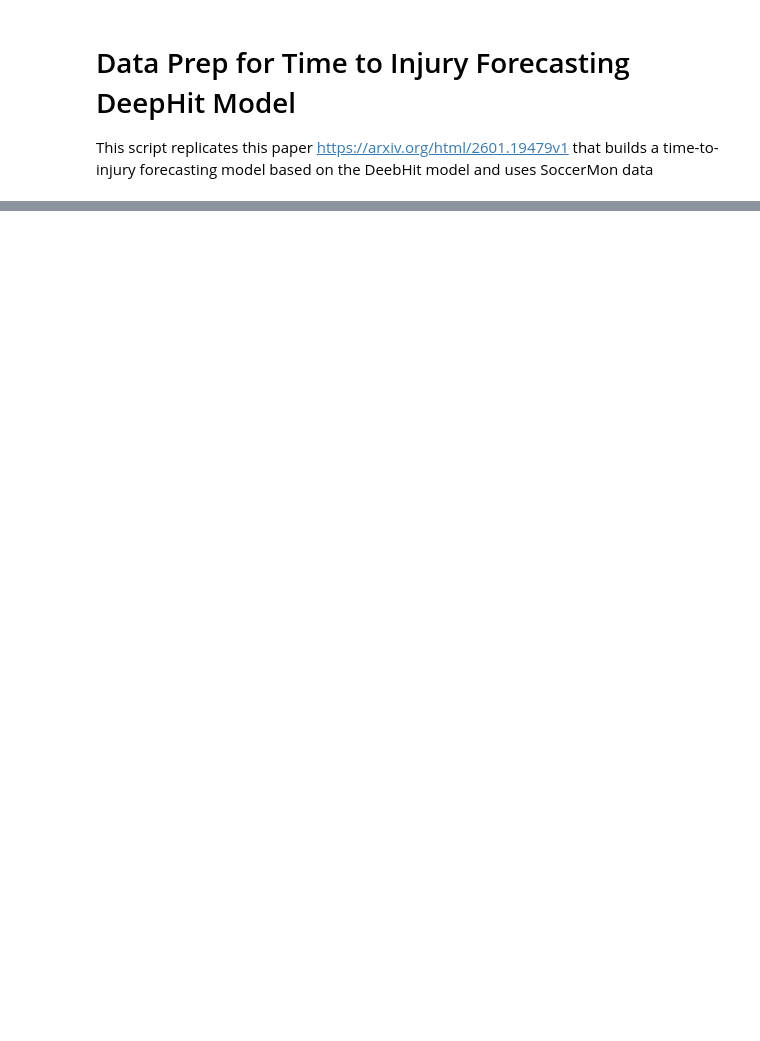
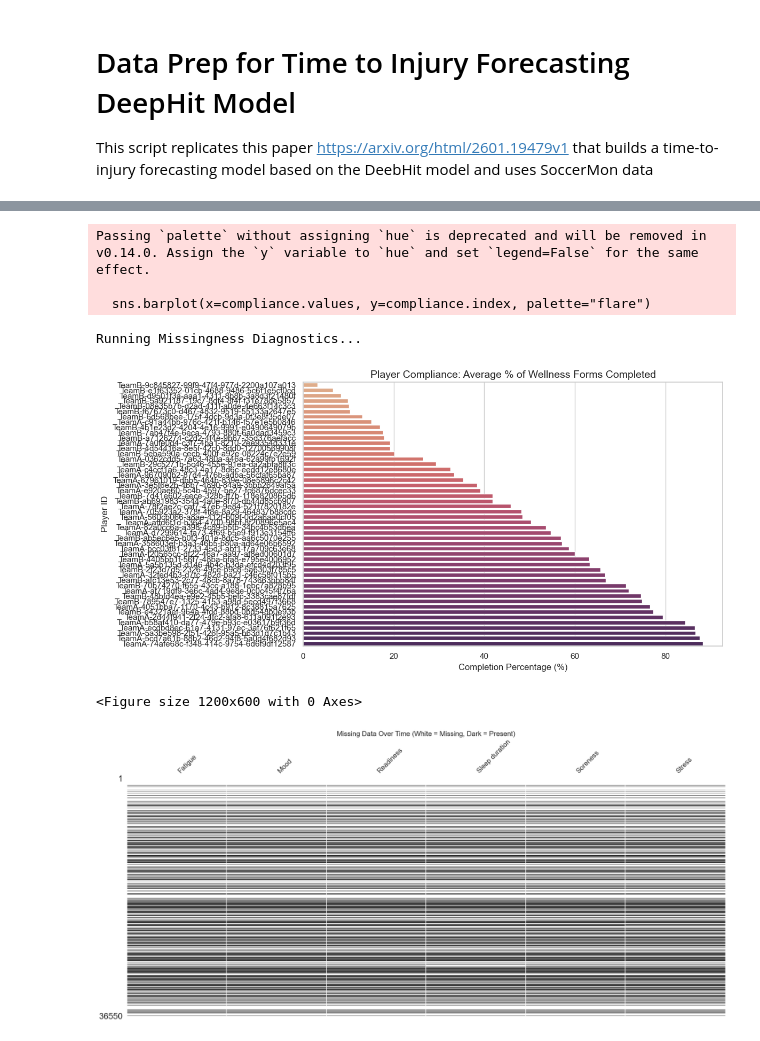
Before and after one commit to Gareth1995/Footy-Analytics, a Jupyter notebook: Injury Prediction/data_prep.ipynb, the cells around one changed output, grey strips where cells are left out. Drawn from its saved outputs; the diff is of its cells as text; code cells hidden in the pictures; blank space fills up the shorter version.

```diff
--- a/Injury Prediction/data_prep.ipynb
+++ b/Injury Prediction/data_prep.ipynb
@@ -105,0 +98,41 @@ final_df.head()
+# %%
+def diagnose_missingness(df):
+    print("Running Missingness Diagnostics...\n")
+
+    subjective_cols = ['Fatigue', 'Mood', 'Readiness', 'Sleep duration', 'Soreness', 'Stress']
+
+    # 1. Player Compliance Check (Bar Chart)
+    compliance = df.groupby('player_name')[subjective_cols].apply(lambda x: x.notnull().mean().mean() * 100).sort_values()
+
+    plt.figure(figsize=(12, 6))
+    sns.barplot(x=compliance.values, y=compliance.index, palette="flare")
+    plt.title("Player Compliance: Average % of Wellness Forms Completed", fontsize=14)
+    plt.xlabel("Completion Percentage (%)")
+    plt.ylabel("Player ID")
+    plt.tight_layout()
+    plt.show()
+
+    # 2. Temporal Missingness Heatmap
+    # Ensure date is a datetime object first
+    df_sorted = df.copy()
+    df_sorted['date'] = pd.to_datetime(df_sorted['date'])
+
+    # Sort chronologically, set as index, and convert to PeriodIndex
+    df_time_indexed = df_sorted.sort_values('date').set_index('date')
+    df_time_indexed.index = df_time_indexed.index.to_period('D')
+
+    plt.figure(figsize=(12, 6))
+    msno.matrix(df_time_indexed[subjective_cols], sparkline=False)
+    plt.title("Missing Data Over Time (White = Missing, Dark = Present)", fontsize=16)
+    plt.show()
+
+# Run it on your dataframe
+diagnose_missingness(final_df)
+# %% [output]
+Passing `palette` without assigning `hue` is deprecated and will be removed in v0.14.0. Assign the `y` variable to `hue` and set `legend=False` for the same effect.
+
+  sns.barplot(x=compliance.values, y=compliance.index, palette="flare")
+Running Missingness Diagnostics...
+[figure, added]
+<Figure size 1200x600 with 0 Axes>
+[figure, added]
```
Also changed, not shown: parts of 10 cells of this notebook, 2 other files.
